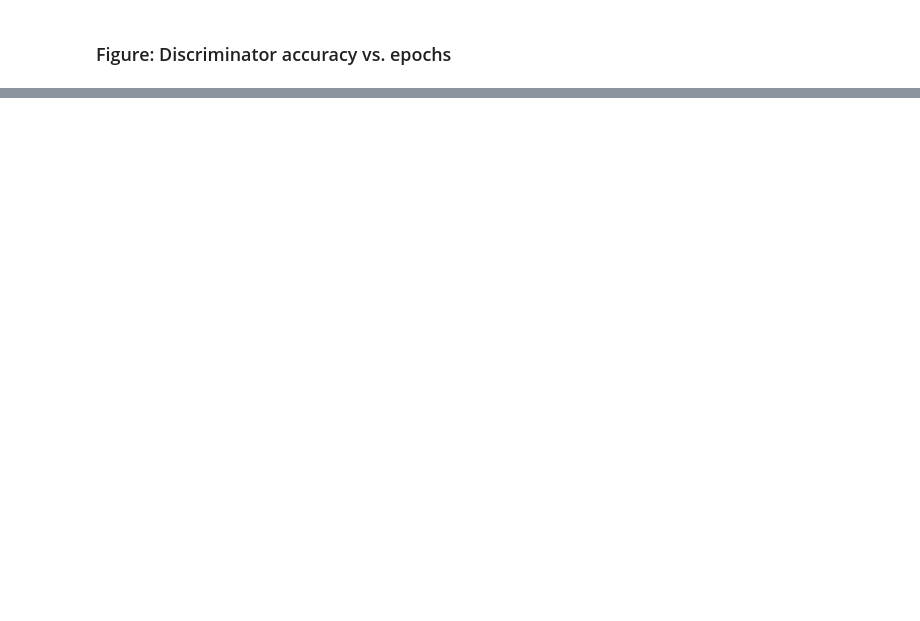
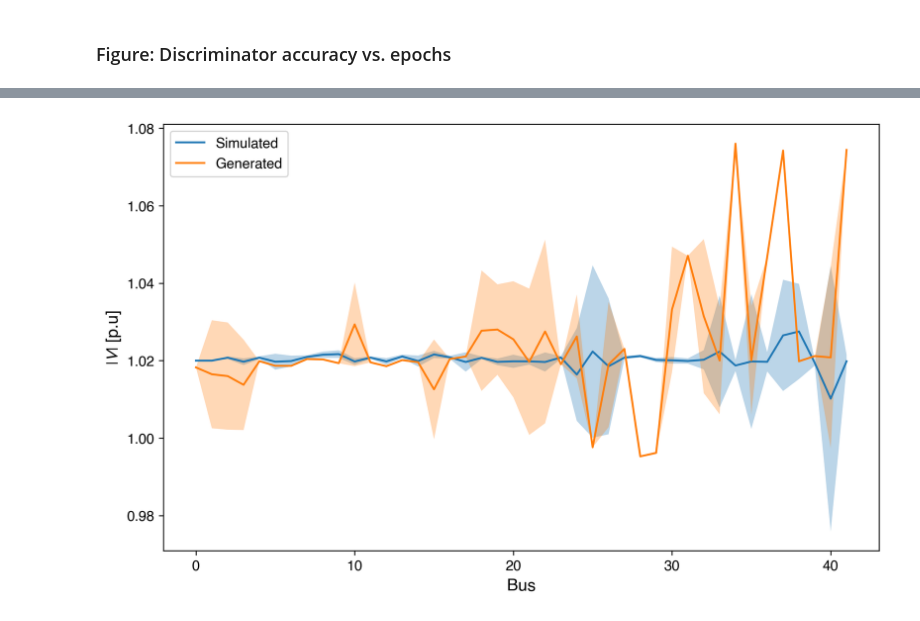
Before and after one commit to prajapati-incontrol/TapSEGNN, a Jupyter notebook: notebooks/create_figures.ipynb, the cells around one changed output, grey strips where cells are left out. Drawn from its saved outputs; the diff is of its cells as text; code cells hidden in the pictures; blank space fills up the shorter version.

```diff
--- a/notebooks/create_figures.ipynb
+++ b/notebooks/create_figures.ipynb
@@ -68,0 +166,24 @@ plt.tight_layout()
+# %%
+import seaborn as sns
+import matplotlib.pyplot as plt
+import pandas as pd
+
+# Calculate mean and standard deviation for both dataframes
+simulated_mean = simulated_v_pf_data_df.mean(axis=1)
+simulated_std = simulated_v_pf_data_df.std(axis=1)
+generated_mean = generated_v_df.mean(axis=1)
+generated_std = generated_v_df.std(axis=1)
+
+# Create the plot
+plt.figure(figsize=(10, 6))
+x = range(len(simulated_mean))
+sns.lineplot(x=x, y=simulated_mean, label='Simulated')
+plt.fill_between(x, simulated_mean - simulated_std, simulated_mean + simulated_std, alpha=0.3)
+sns.lineplot(x=x, y=generated_mean, label='Generated')
+plt.fill_between(x, generated_mean - generated_std, generated_mean + generated_std, alpha=0.3)
+plt.xlabel('Bus')
+plt.ylabel('|V| [p.u]')
+plt.legend()
+plt.show()
+# %% [output]
+[figure, added]
```
Also changed, not shown: parts of 9 cells of this notebook, 5 other files.
